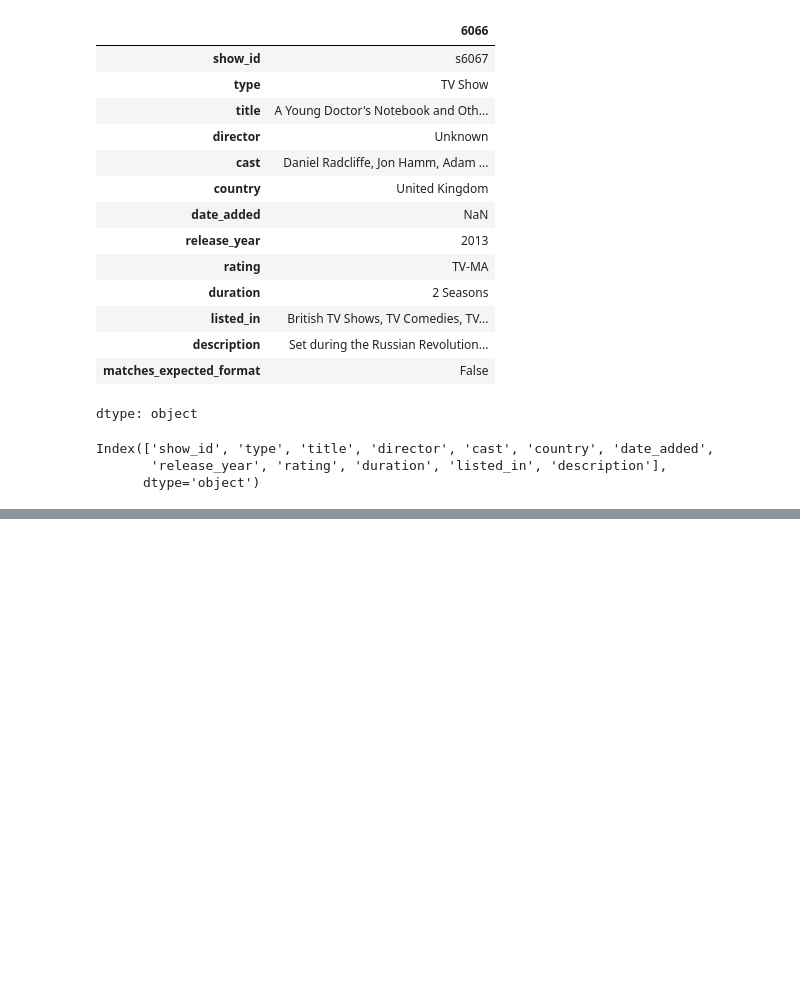
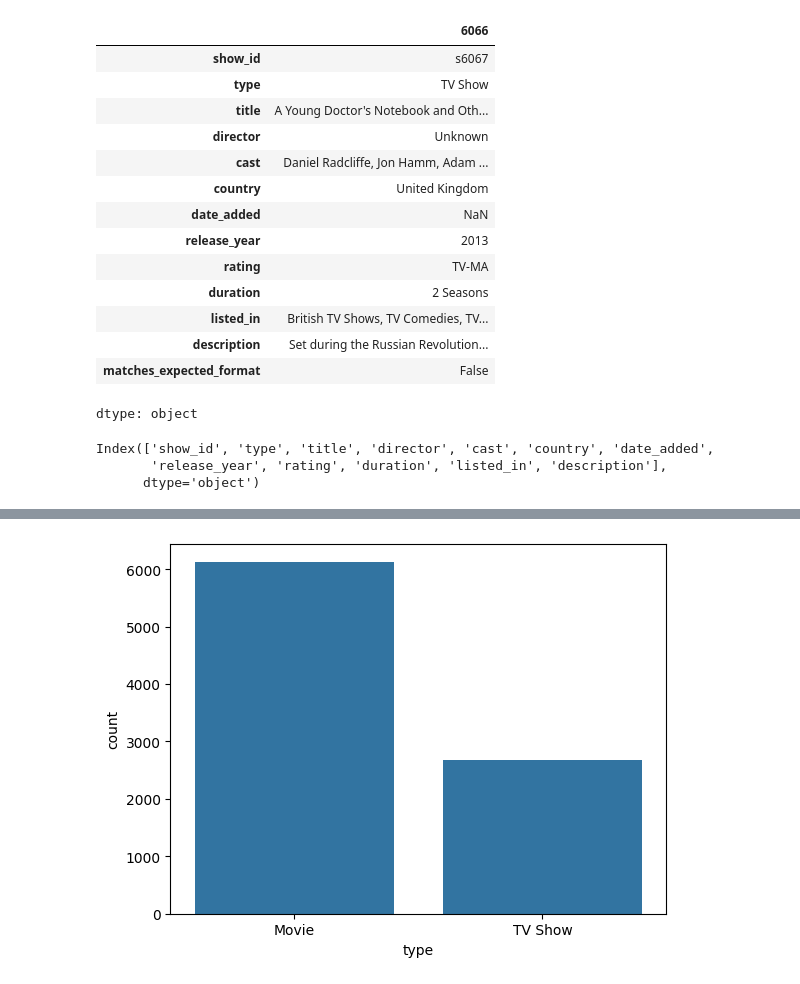
Before and after one commit to harshitrana672/Exploratory_Data_Analysis, a Jupyter notebook: NetflixAnalysis.ipynb, the cells around one changed output, grey strips where cells are left out. Cells and saved outputs as stored; diff of their text form; code cells hidden in the pictures; blank space fills up the shorter version.

```diff
--- a/NetflixAnalysis.ipynb
+++ b/NetflixAnalysis.ipynb
@@ -267,0 +332,5 @@ import matplotlib.pyplot as plt
+# %%
+sns.countplot(data=df,x='type')
+plt.show()
+# %% [output]
+[figure, added]
```
Also changed, not shown: parts of 9 cells of this notebook.
